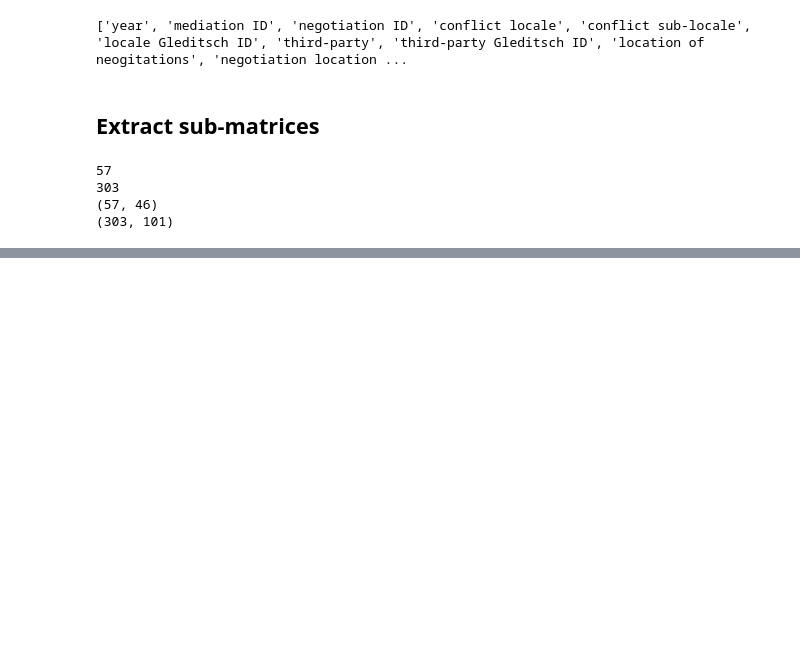
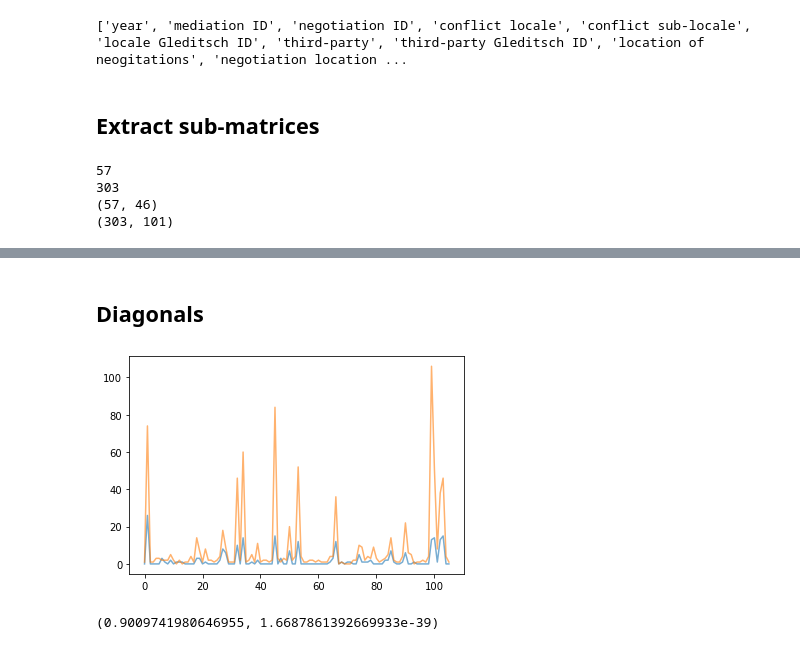
Before and after one commit to roybgardner/mediation, a Jupyter notebook: mediation_comparisons.ipynb, the cells around one changed output, grey strips where cells are left out. Drawn from its saved outputs; the diff is of its cells as text; code cells hidden in the pictures; blank space fills up the shorter version.

```diff
--- a/mediation_comparisons.ipynb
+++ b/mediation_comparisons.ipynb
@@ -334,0 +114,38 @@ United States of America {'is_lead': '0', 'good_offices': '0', 'mediation': '0',
+# %% [markdown]
+## Diagonals
+# %%
+peace_mediation_ids = [k for k,v in data_dict['vertices_dict'].items() if v['type'] == 'MED' and\
+                  v['data']['peace_agreement'] == 1]
+
+non_peace_mediation_ids = [k for k,v in data_dict['vertices_dict'].items() if v['type'] == 'MED' and\
+                  v['data']['peace_agreement'] != 1]
+
+peace_mediation_indices = [data_dict['mediation_vertices'].index(v) for v in peace_mediation_ids]
+peace_matrix = data_dict['matrix'][np.ix_(peace_mediation_indices,range(0,len(data_dict['actor_vertices'])))]
+
+
+non_peace_mediation_indices = [data_dict['mediation_vertices'].index(v) for v in non_peace_mediation_ids]
+non_peace_matrix = data_dict['matrix'][np.ix_(non_peace_mediation_indices,\
+                                              range(0,len(data_dict['actor_vertices'])))]
+
+
+peace_co_matrices = get_cooccurrence_matrices(peace_matrix)
+non_peace_co_matrices = get_cooccurrence_matrices(non_peace_matrix)
+
+peace_diag = np.diag(peace_co_matrices[0])
+tot = sum(peace_diag)
+#peace_diag = [v/tot for v in peace_diag]
+
+non_peace_diag = np.diag(non_peace_co_matrices[0])
+tot = sum(non_peace_diag)
+#non_peace_diag = [v/tot for v in non_peace_diag]
+
+x = range(0,len(peace_diag))
+plt.plot(x,peace_diag,alpha=0.6)
+plt.plot(x,non_peace_diag,alpha=0.6)
+plt.show()
+
+print(stats.pearsonr(peace_diag,non_peace_diag))
+# %% [output]
+[figure, added]
+(0.9009741980646955, 1.6687861392669933e-39)
```
Also changed, not shown: parts of 14 cells of this notebook.
